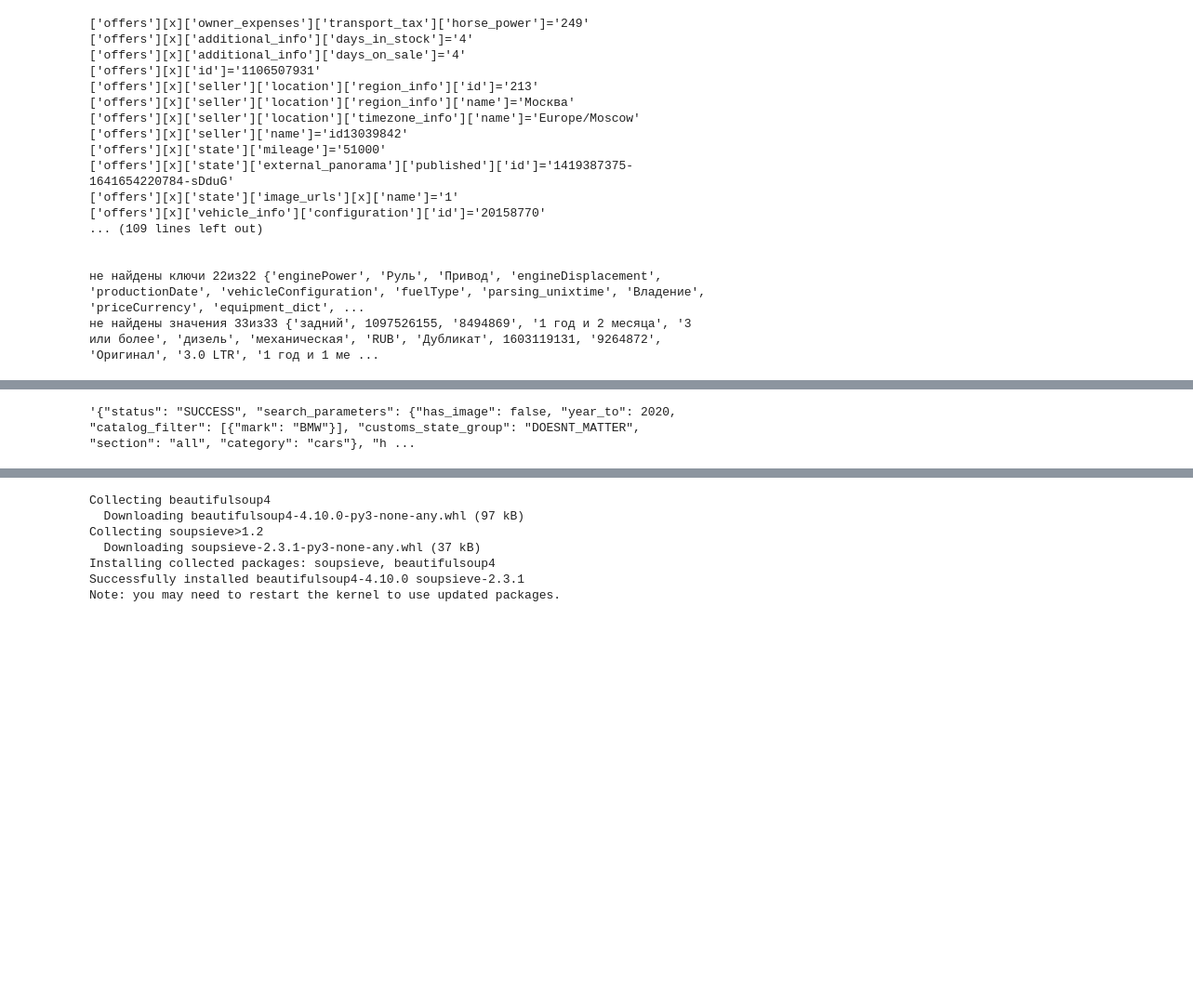
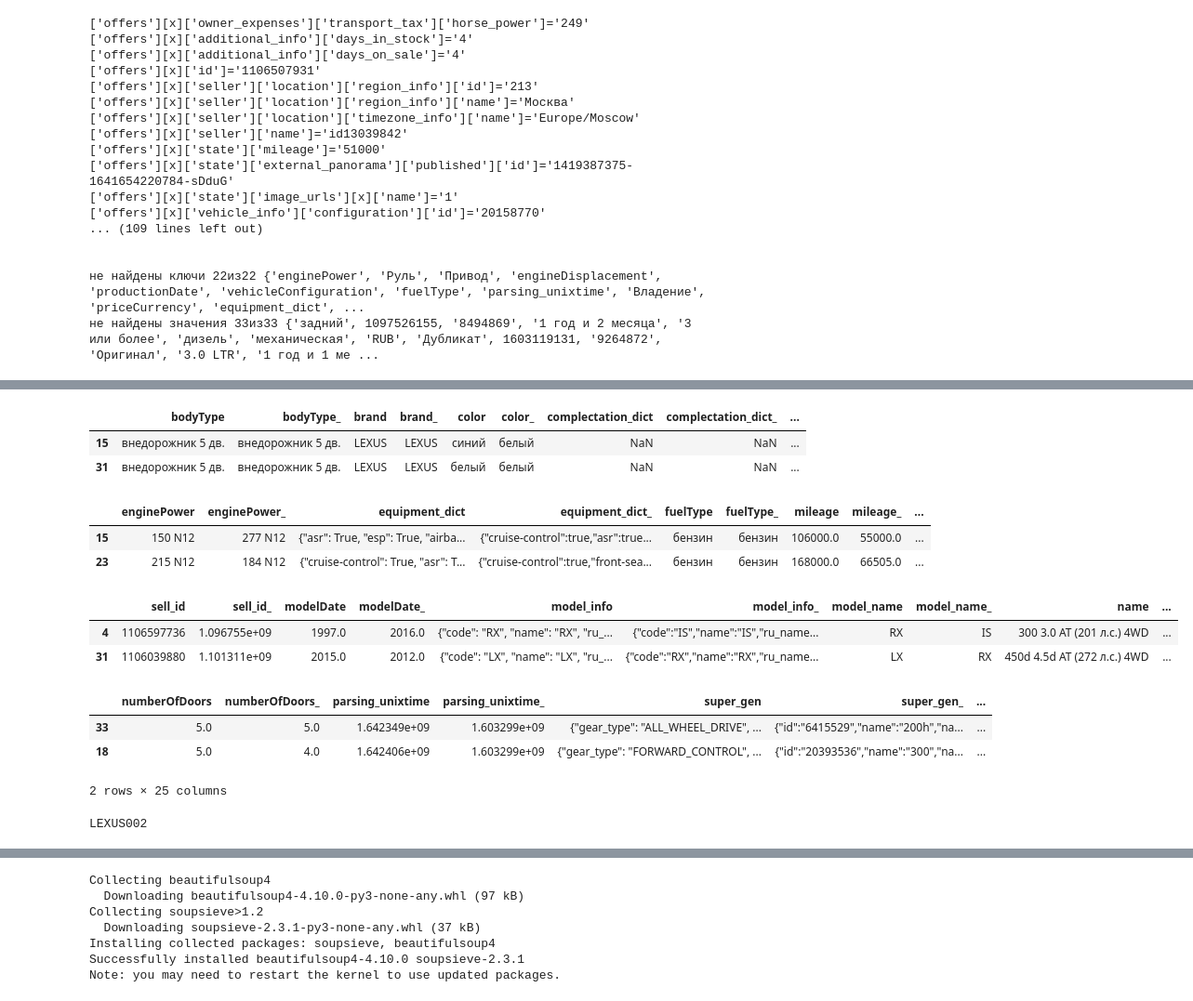
Before and after one commit to sawa25/module_6, a Jupyter notebook: getdata.ipynb, the cells around one changed output, grey strips where cells are left out. Shown at 93% size. Cells and saved outputs as stored; diff of their text form; code cells hidden in the pictures; blank space fills up the shorter version.

```diff
--- a/getdata.ipynb
+++ b/getdata.ipynb
@@ -143,11 +138,10 @@ def responsedic(page,js)->dict:
 #             s = regex.sub(replacement, s)
 #         return super().decode(s, **kwargs)
 # %%
-#в возвращаемых данных json есть некорректные данные
-# поправить их, чтобы просмотрщиками json можно было смотреть
+# другой вариант просмотреть json, когда в возвращаемых данных json есть некорректные данные
 import copy
 
-datadic=responsedic(1,js)
+datadic=responsedic(1,js,'BMW')
 
 datadic_=copy.deepcopy(datadic)
 
@@ -190,4 +185,5 @@ tmp
 # %%
+# исследование возвращаемого json
 # задача - найти нужные данные в json, возвращаемом с портала авто.ру, чтобы понимать, откуда их понадергать для нового датасета
 # анализ проводить по данным для БМВ - это не сбор данных, а только поиск, откуда вытягивать
 # проанализировать возвращаемый посредством post кусок данных json на включение требуемых признаков из тестового датасета test
@@ -262,7 +258,7 @@ for page in range(1,10):
     #получить с сервера страницу page в словарь
     while time.time_ns() - t0<500000000: #проверять время, чтобы не получить отказ от сервера
         time.sleep(0.1)
-    datadic=responsedic(page,js)
+    datadic=responsedic(page,js,'BMW')
     t0 = time.time_ns()  # начальное время старта
     #найти в словаре ключи и значения и соответствующие им полные цепочки ключей, где поискать нужные данные в этом jsone
     res=deepintodict(datadic,"",rootkey='offers')
@@ -506,5 +385,0 @@ TypeError: unsupported operand type(s) for +: 'int' and 'str'
-# %%
-tmp=json.dumps(datadic)
-tmp
-# %% [output]
-'{"status": "SUCCESS", "search_parameters": {"has_image": false, "year_to": 2020, "catalog_filter": [{"mark": "BMW"}], "customs_state_group": "DOESNT_MATTER", "section": "all", "category": "cars"}, "h ...
@@ -512,0 +505,17 @@ df.sample(38)
+# %%
+# по каждой марке берем выборочный запрос и ниже смотрим - насколько правильно комплектуется новый датафрейм
+#итеративно поправляем косяки
+df=pd.DataFrame()
+t0=0
+datadic={}
+marks=['BMW', 'VOLKSWAGEN', 'NISSAN', 'MERCEDES', 'TOYOTA', 'AUDI',
+       'MITSUBISHI', 'SKODA', 'VOLVO', 'HONDA', 'INFINITI', 'LEXUS']
+mark='LEXUS'
+for page in range(1,2):
+    #получить с сервера страницу page в словарь
+    while time.time_ns() - t0<500000000: #проверять время, чтобы не получить отказ от сервера
+        time.sleep(0.1)
+    datadic=responsedic(page,js,mark)
+    t0 = time.time_ns()  # начальное время старта
+    df=feelDF(datadic,df,mark,istest=True)
+    pass
@@ -512,0 +536,38 @@ df.sample(38)
+# %%
+#дальше выводим сравнение исходного датасета с комплектуемым вручную и смотрим, что не так
+import operator
+
+# vals = ['бензин','дизель']
+# ops = [np.logical_not, np.logical_not]
+# m = np.logical_and.reduce([op(df['fuelType'], v) for op, v in zip(ops, vals)])
+# сравнение вытянутых данных и исходных столбцов и итеративные исправления feelDF
+# problemcols=['color','color_','Владение','Владение_']
+# df.loc[:,['color','color_','Владение','Владение_','parsing_unixtime','parsing_unixtime_']]
+# df.sample(5).iloc[:,:] # & df.vehicleTransmission.ne('автоматическая').[df.Владение.notna()]df.vehicleTransmission.ne('автоматическая') & df.vehicleTransmission.ne('механическая')
+display(df.sample(2).iloc[:,:10])
+display(df.sample(2).iloc[:,10:20])
+display(df.sample(2).iloc[:,20:30])
+display(df.sample(2).iloc[:,30:])
+# display(df.sample(2).iloc[:,38:])
+
+#после проверки по всем маркам - набираемая база будет почти соответствовать по информации исходному датасету test
+# не хватило времени выявить все коды цветов и разобраться с parse_unixtime и владение
+# признаки владение и parse_unixtime - придется выкинуть из базы при обучении
+# %% [output]
+|  | bodyType | bodyType_ | brand | brand_ | color | color_ | complectation_dict | complectation_dict_ | ... |
+| 15 | внедорожник 5 дв. | внедорожник 5 дв. | LEXUS | LEXUS | синий | белый | NaN | NaN | ... |
+| 31 | внедорожник 5 дв. | внедорожник 5 дв. | LEXUS | LEXUS | белый | белый | NaN | NaN | ... |
+|  | enginePower | enginePower_ | equipment_dict | equipment_dict_ | fuelType | fuelType_ | mileage | mileage_ | ... |
+| 15 | 150 N12 | 277 N12 | {"asr": True, "esp": True, "airba... | {"cruise-control":true,"asr":true... | бензин | бензин | 106000.0 | 55000.0 | ... |
+| 23 | 215 N12 | 184 N12 | {"cruise-control": True, "asr": T... | {"cruise-control":true,"front-sea... | бензин | бензин | 168000.0 | 66505.0 | ... |
+|  | sell_id | sell_id_ | modelDate | modelDate_ | model_info | model_info_ | model_name | model_name_ | name | ... |
+| 4 | 1106597736 | 1.096755e+09 | 1997.0 | 2016.0 | {"code": "RX", "name": "RX", "ru_... | {"code":"IS","name":"IS","ru_name... | RX | IS | 300 3.0 AT (201 л.с.) 4WD | ... |
+| 31 | 1106039880 | 1.101311e+09 | 2015.0 | 2012.0 | {"code": "LX", "name": "LX", "ru_... | {"code":"RX","name":"RX","ru_name... | LX | RX | 450d 4.5d AT (272 л.с.) 4WD | ... |
+|  | numberOfDoors | numberOfDoors_ | parsing_unixtime | parsing_unixtime_ | super_gen | super_gen_ | ... |
+| 33 | 5.0 | 5.0 | 1.642349e+09 | 1.603299e+09 | {"gear_type": "ALL_WHEEL_DRIVE", ... | {"id":"6415529","name":"200h","na... | ... |
+| 18 | 5.0 | 4.0 | 1.642406e+09 | 1.603299e+09 | {"gear_type": "FORWARD_CONTROL", ... | {"id":"20393536","name":"300","na... | ... |
+2 rows × 25 columns
+# %%
+print('{0}{1:03d}'.format(mark,2))
+# %% [output]
+LEXUS002
```
Also changed, not shown: parts of 15 cells of this notebook.
